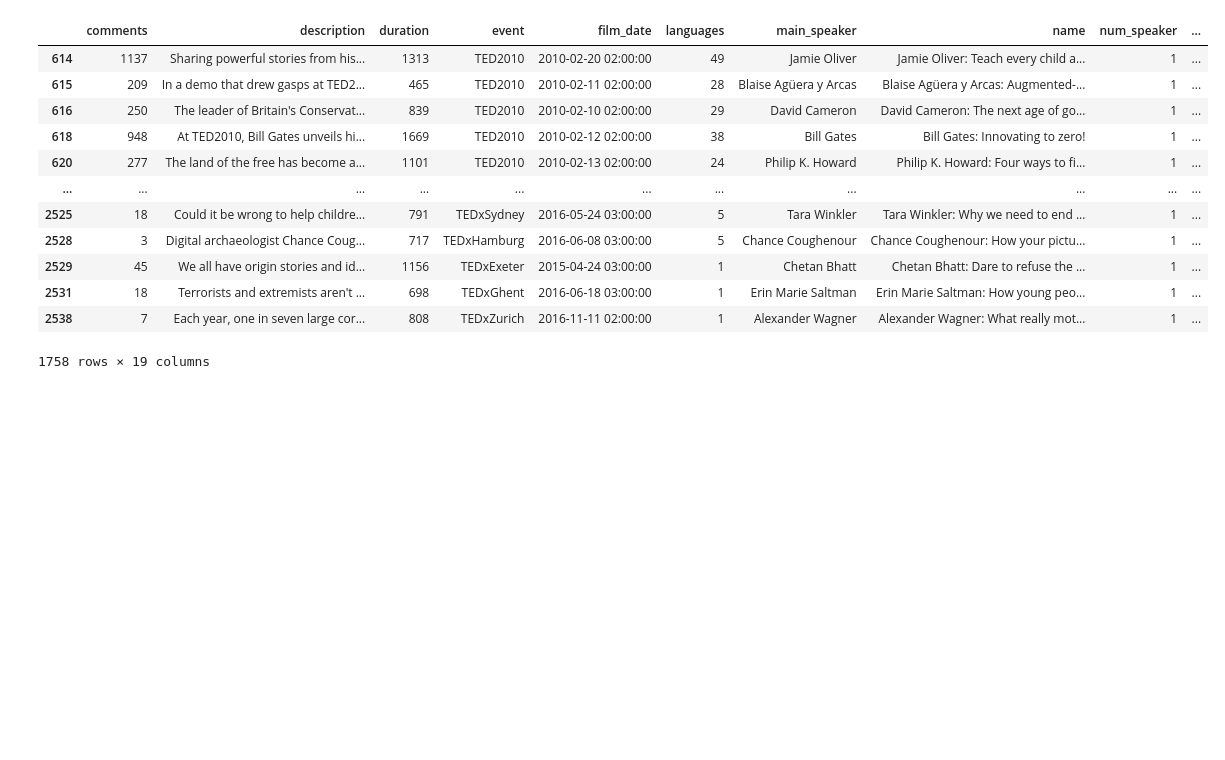
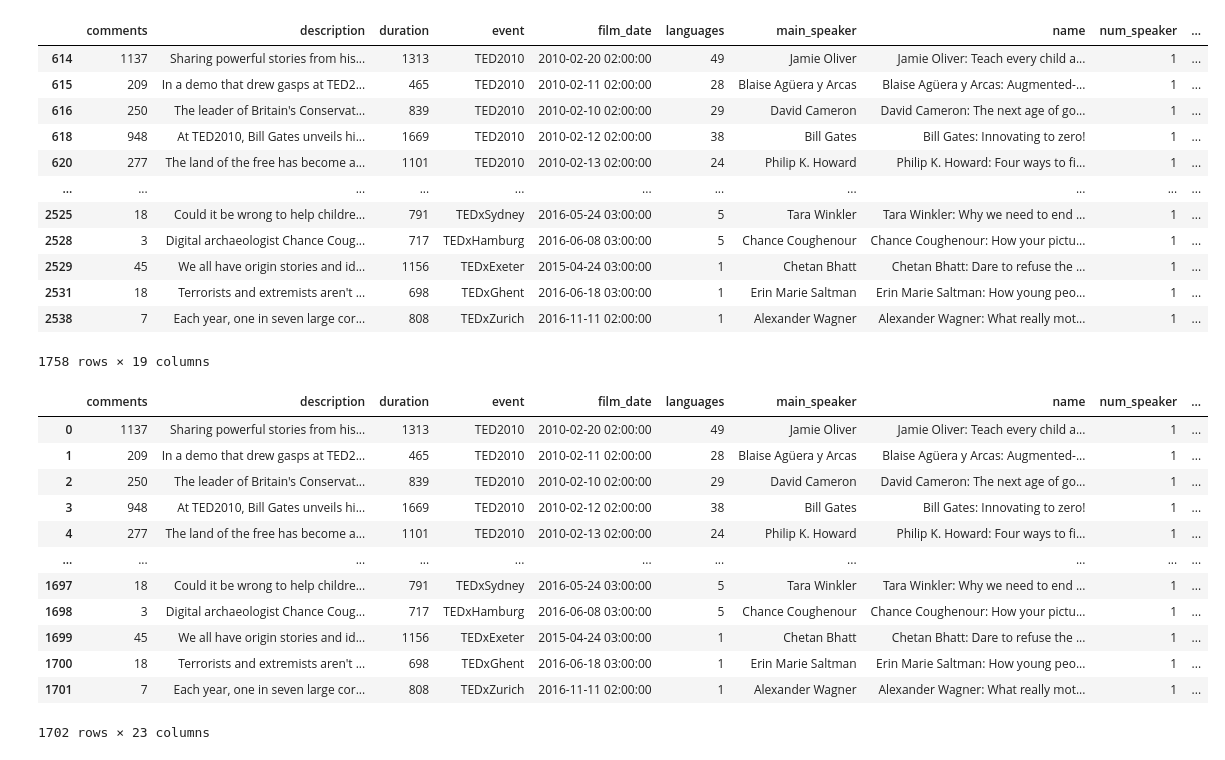
Before and after one commit to BehavioralSignalTechnologies/speaker_popularity, a Jupyter notebook: scripts/experiment_0.ipynb, the cells around one changed output. Drawn from its saved outputs; the diff is of its cells as text; code cells hidden in the pictures; blank space fills up the shorter version.

```diff
--- a/scripts/experiment_0.ipynb
+++ b/scripts/experiment_0.ipynb
@@ -65,6 +65,23 @@ def map_to_label(value):
 
 
 df['log_views_norm_cat'] = df['log_views_norm'].apply(map_to_label)
+# %%
+merged_metadata_df = pd.read_csv("metadata/merged_metadata_popularity.csv")
+merged_metadata_df
+# %% [output]
+|  | comments | description | duration | event | film_date | languages | main_speaker | name | num_speaker | ... |
+| 0 | 1137 | Sharing powerful stories from his... | 1313 | TED2010 | 2010-02-20 02:00:00 | 49 | Jamie Oliver | Jamie Oliver: Teach every child a... | 1 | ... |
+| 1 | 209 | In a demo that drew gasps at TED2... | 465 | TED2010 | 2010-02-11 02:00:00 | 28 | Blaise Agüera y Arcas | Blaise Agüera y Arcas: Augmented-... | 1 | ... |
+| 2 | 250 | The leader of Britain's Conservat... | 839 | TED2010 | 2010-02-10 02:00:00 | 29 | David Cameron | David Cameron: The next age of go... | 1 | ... |
+| 3 | 948 | At TED2010, Bill Gates unveils hi... | 1669 | TED2010 | 2010-02-12 02:00:00 | 38 | Bill Gates | Bill Gates: Innovating to zero! | 1 | ... |
+| 4 | 277 | The land of the free has become a... | 1101 | TED2010 | 2010-02-13 02:00:00 | 24 | Philip K. Howard | Philip K. Howard: Four ways to fi... | 1 | ... |
+| ... | ... | ... | ... | ... | ... | ... | ... | ... | ... | ... |
+| 1697 | 18 | Could it be wrong to help childre... | 791 | TEDxSydney | 2016-05-24 03:00:00 | 5 | Tara Winkler | Tara Winkler: Why we need to end ... | 1 | ... |
+| 1698 | 3 | Digital archaeologist Chance Coug... | 717 | TEDxHamburg | 2016-06-08 03:00:00 | 5 | Chance Coughenour | Chance Coughenour: How your pictu... | 1 | ... |
+| 1699 | 45 | We all have origin stories and id... | 1156 | TEDxExeter | 2015-04-24 03:00:00 | 1 | Chetan Bhatt | Chetan Bhatt: Dare to refuse the ... | 1 | ... |
+| 1700 | 18 | Terrorists and extremists aren't ... | 698 | TEDxGhent | 2016-06-18 03:00:00 | 1 | Erin Marie Saltman | Erin Marie Saltman: How young peo... | 1 | ... |
+| 1701 | 7 | Each year, one in seven large cor... | 808 | TEDxZurich | 2016-11-11 02:00:00 | 1 | Alexander Wagner | Alexander Wagner: What really mot... | 1 | ... |
+1702 rows × 23 columns
 # %%
 # Concatenate with features
 import json
```
Also changed, not shown: parts of 6 cells of this notebook.
